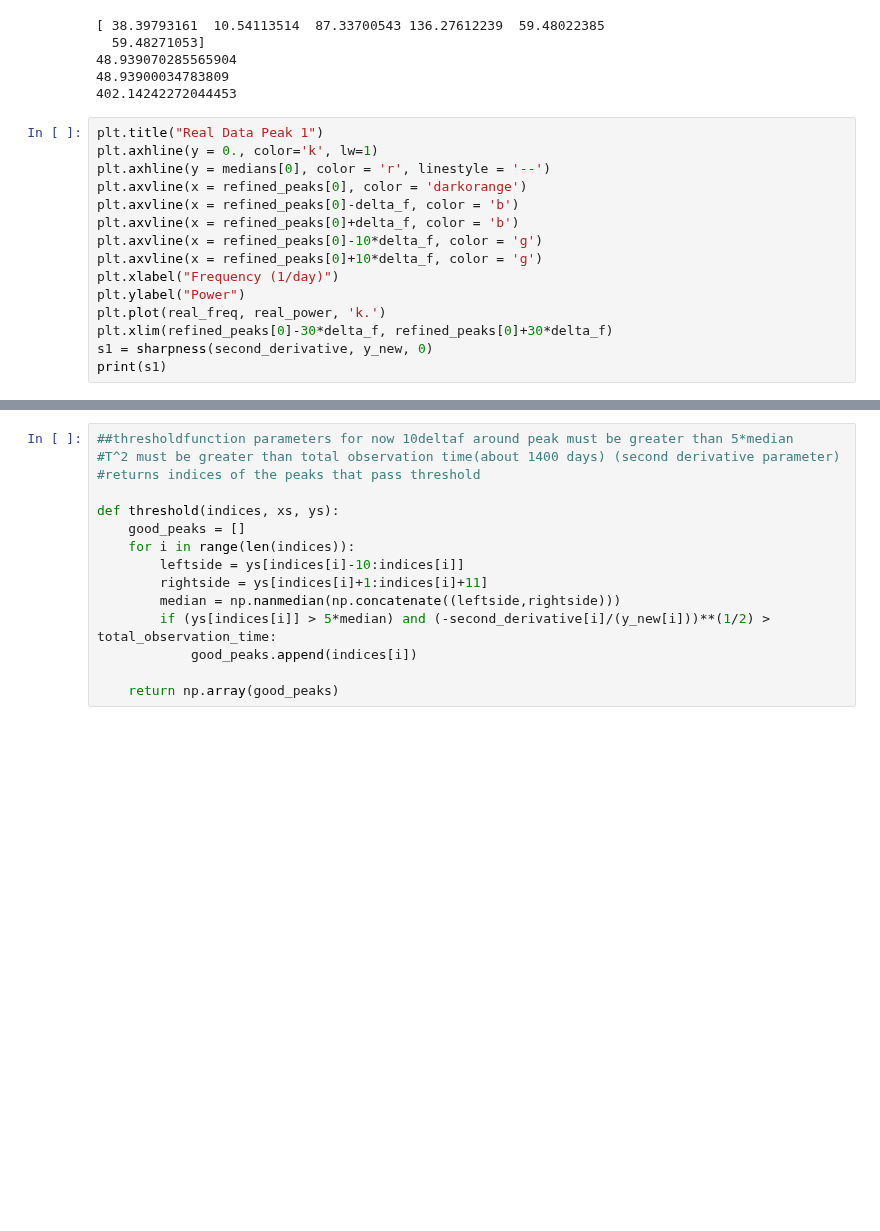
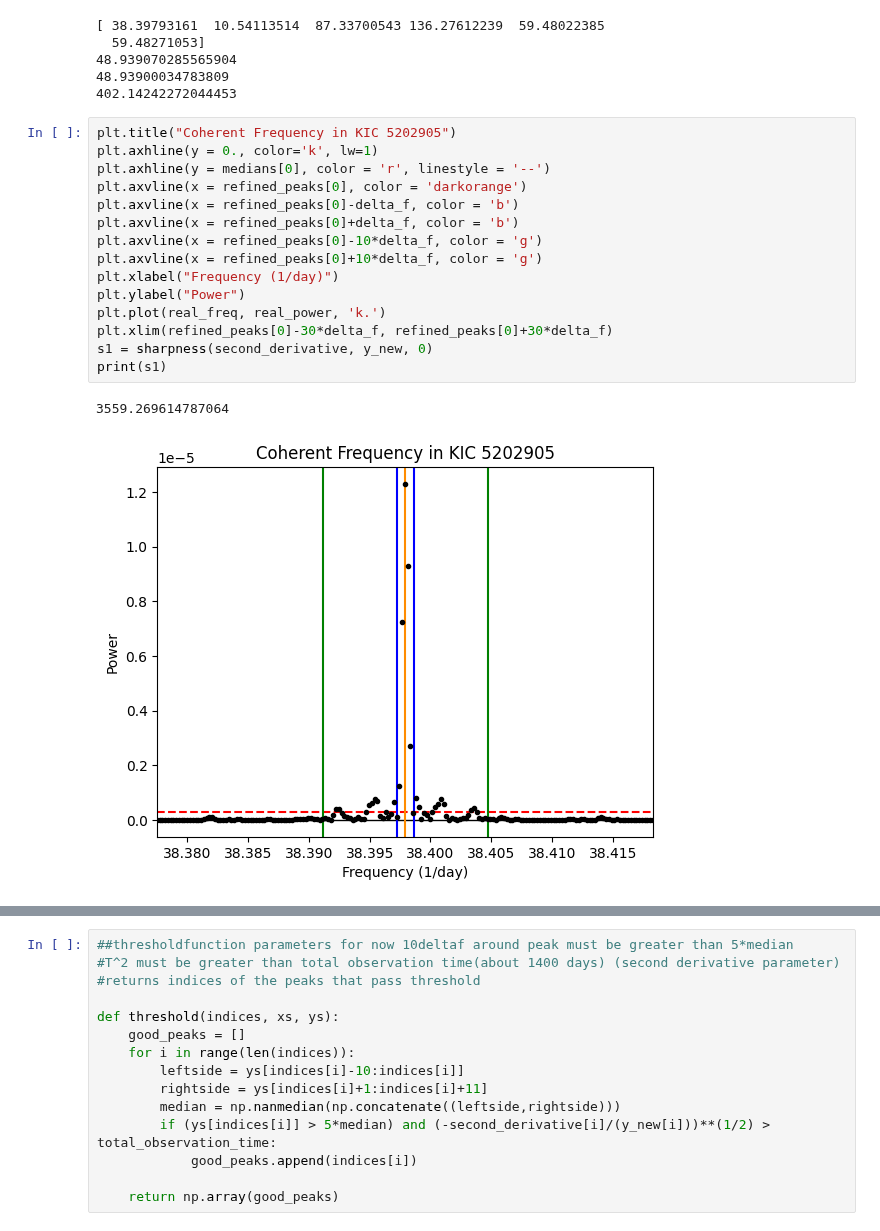
Before and after one commit to Hoggnation/cataloging_coherent_oscillators, a Jupyter notebook: ThresholdFunctionDebuggingFakeData.ipynb, the cells around one changed output, grey strips where cells are left out. Saved outputs shown, nothing was run; the diff lists cells and outputs as text; blank space fills up the shorter version.

```diff
--- a/ThresholdFunctionDebuggingFakeData.ipynb
+++ b/ThresholdFunctionDebuggingFakeData.ipynb
@@ -186,20 +186,23 @@ print(1/(refined_peaks[5]-refined_peaks[4]))
 48.93900034783809
 402.14242272044453
 # %%
-plt.title("Real Data Peak 1")
+plt.title("Coherent Frequency in KIC 5202905")
 plt.axhline(y = 0., color='k', lw=1)
 plt.axhline(y = medians[0], color = 'r', linestyle = '--')
 plt.axvline(x = refined_peaks[0], color = 'darkorange')
 plt.axvline(x = refined_peaks[0]-delta_f, color = 'b')
 plt.axvline(x = refined_peaks[0]+delta_f, color = 'b')
 plt.axvline(x = refined_peaks[0]-10*delta_f, color = 'g')
 plt.axvline(x = refined_peaks[0]+10*delta_f, color = 'g')
 plt.xlabel("Frequency (1/day)")
 plt.ylabel("Power")
 plt.plot(real_freq, real_power, 'k.')
 plt.xlim(refined_peaks[0]-30*delta_f, refined_peaks[0]+30*delta_f)
 s1 = sharpness(second_derivative, y_new, 0)
 print(s1)
+# %% [output]
+3559.269614787064
+[figure, added]
 # %%
 plt.title("Real Data Peak 2")
 plt.axhline(y = 0., color='k', lw=1)
```
Also changed, not shown: parts of 7 cells of this notebook, 1 other file.
